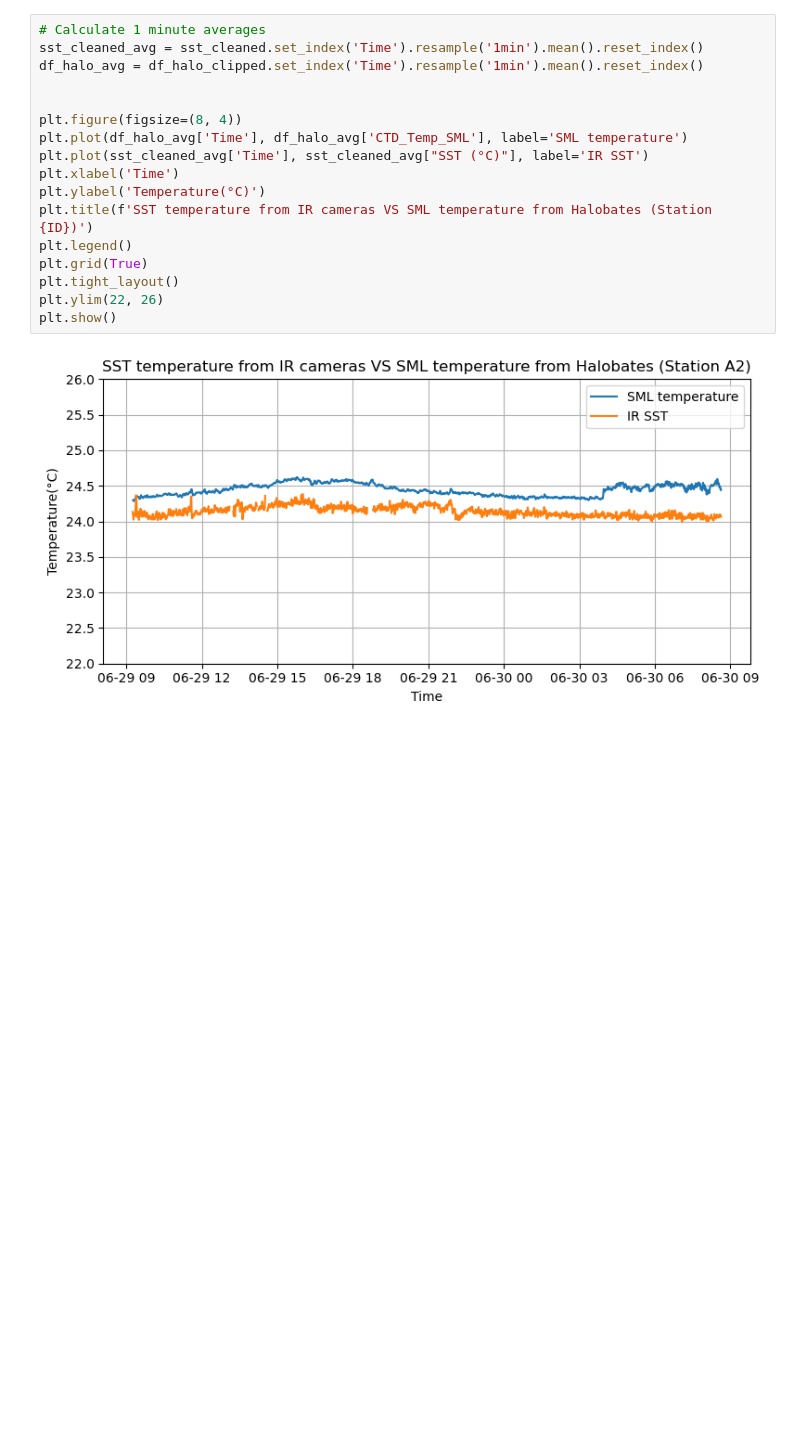
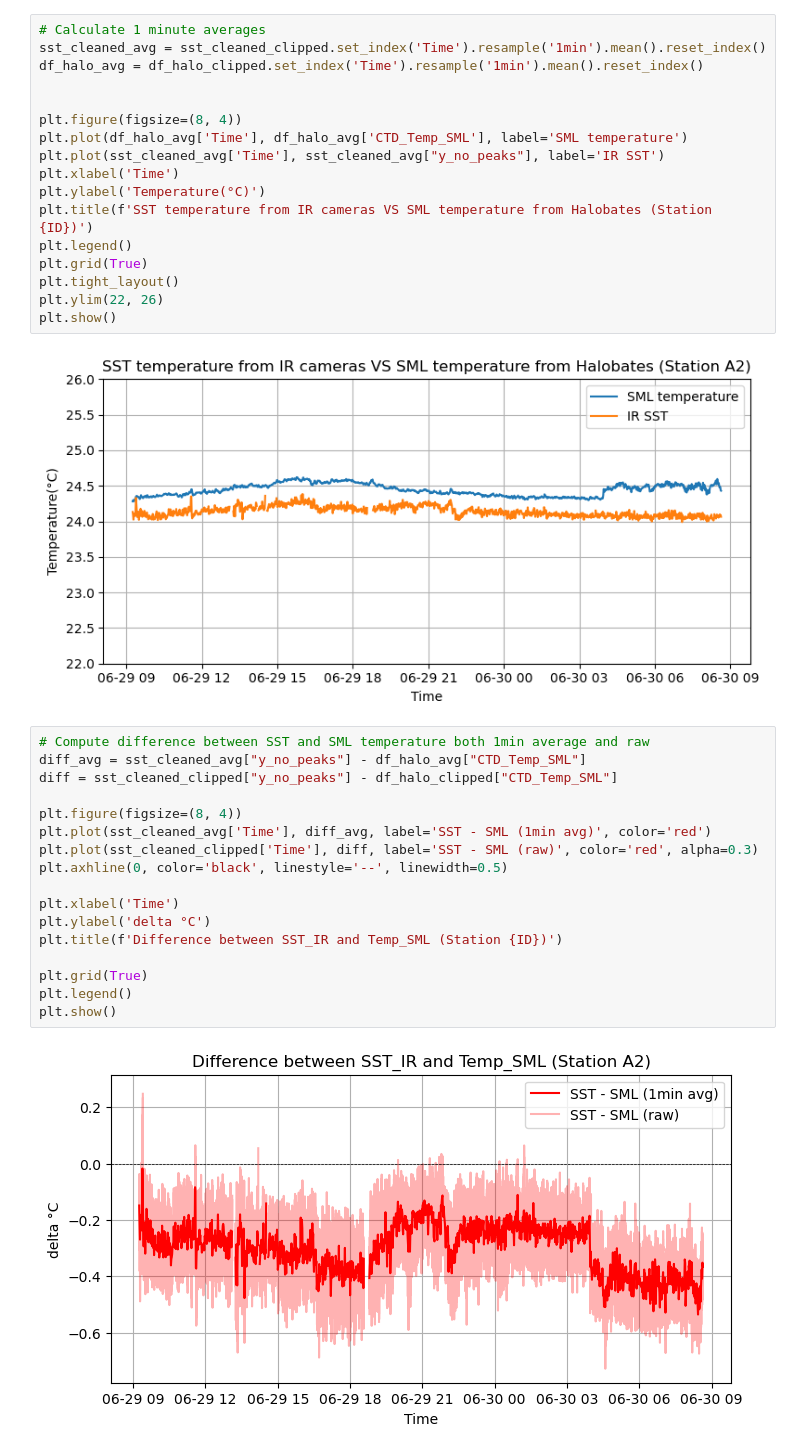
Before and after one commit to maibrittbergh/SST_RS_Meteor_2025, a Jupyter notebook: Infrared_cameras/postproc/halobates_compare.ipynb, the cells around one changed output. Drawn from its saved outputs; the diff is of its cells as text; blank space fills up the shorter version.

```diff
--- a/Infrared_cameras/postproc/halobates_compare.ipynb
+++ b/Infrared_cameras/postproc/halobates_compare.ipynb
@@ -312,12 +442,12 @@ plt.show()
 # %%
 # Calculate 1 minute averages
-sst_cleaned_avg = sst_cleaned.set_index('Time').resample('1min').mean().reset_index()
+sst_cleaned_avg = sst_cleaned_clipped.set_index('Time').resample('1min').mean().reset_index()
 df_halo_avg = df_halo_clipped.set_index('Time').resample('1min').mean().reset_index()
 
 
 plt.figure(figsize=(8, 4))
 plt.plot(df_halo_avg['Time'], df_halo_avg['CTD_Temp_SML'], label='SML temperature')
-plt.plot(sst_cleaned_avg['Time'], sst_cleaned_avg["SST (°C)"], label='IR SST')
+plt.plot(sst_cleaned_avg['Time'], sst_cleaned_avg["y_no_peaks"], label='IR SST')
 plt.xlabel('Time')
 plt.ylabel('Temperature(°C)')
 plt.title(f'SST temperature from IR cameras VS SML temperature from Halobates (Station {ID})')
@@ -328,3 +458,22 @@ plt.ylim(22, 26)
 plt.show()
 # %% [output]
 [figure]
+# %%
+# Compute difference between SST and SML temperature both 1min average and raw
+diff_avg = sst_cleaned_avg["y_no_peaks"] - df_halo_avg["CTD_Temp_SML"]
+diff = sst_cleaned_clipped["y_no_peaks"] - df_halo_clipped["CTD_Temp_SML"]
+
+plt.figure(figsize=(8, 4))
+plt.plot(sst_cleaned_avg['Time'], diff_avg, label='SST - SML (1min avg)', color='red')
+plt.plot(sst_cleaned_clipped['Time'], diff, label='SST - SML (raw)', color='red', alpha=0.3)
+plt.axhline(0, color='black', linestyle='--', linewidth=0.5)
+
+plt.xlabel('Time')
+plt.ylabel('delta °C')
+plt.title(f'Difference between SST_IR and Temp_SML (Station {ID})')
+
+plt.grid(True)
+plt.legend()
+plt.show()
+# %% [output]
+[figure, added]
```
Also changed, not shown: parts of 18 cells of this notebook, 9 other files.
